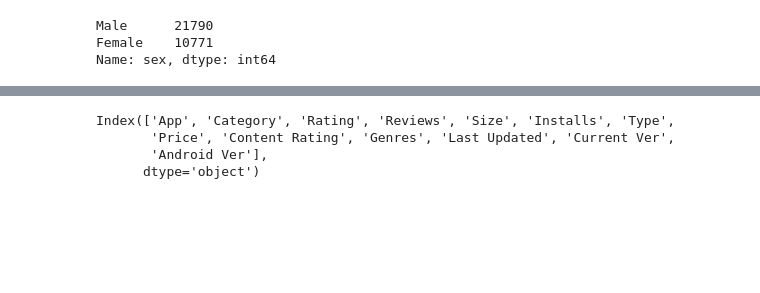
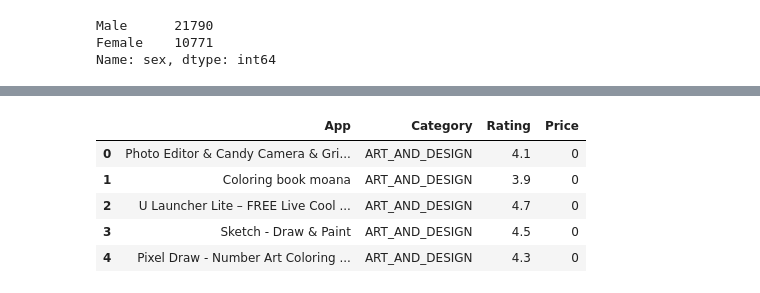
Before and after one commit to ksolosina/BCIT, a Jupyter notebook: ml2.ipynb, the cells around one changed output, grey strips where cells are left out. Saved outputs shown, nothing was run; the diff lists cells and outputs as text; code cells hidden in the pictures; blank space fills up the shorter version.

```diff
--- a/ml2.ipynb
+++ b/ml2.ipynb
@@ -65,11 +187,17 @@ Saving googleplaystore.csv to googleplaystore (4).csv
 | 2 | U Launcher Lite – FREE Live Cool ... | ART_AND_DESIGN | 4.7 | 87510 | 8.7M | 5,000,000+ | Free | 0 | Everyone | Art & Design | ... |
 | 3 | Sketch - Draw & Paint | ART_AND_DESIGN | 4.5 | 215644 | 25M | 50,000,000+ | Free | 0 | Teen | Art & Design | ... |
 | 4 | Pixel Draw - Number Art Coloring ... | ART_AND_DESIGN | 4.3 | 967 | 2.8M | 100,000+ | Free | 0 | Everyone | Art & Design;Creativity | ... |
-# %%
-data.columns
-# %% [output]
-Index(['App', 'Category', 'Rating', 'Reviews', 'Size', 'Installs', 'Type',
-       'Price', 'Content Rating', 'Genres', 'Last Updated', 'Current Ver',
-       'Android Ver'],
-      dtype='object')
+# %%
+store.columns
+store = store.dropna()
+store = store.drop(['Reviews', 'Size', 'Installs', 'Type', 'Content Rating', 'Genres', 'Last Updated',
+                    'Current Ver', 'Android Ver'], 1)
+store.head()
+# %% [output]
+|  | App | Category | Rating | Price |
+| 0 | Photo Editor & Candy Camera & Gri... | ART_AND_DESIGN | 4.1 | 0 |
+| 1 | Coloring book moana | ART_AND_DESIGN | 3.9 | 0 |
+| 2 | U Launcher Lite – FREE Live Cool ... | ART_AND_DESIGN | 4.7 | 0 |
+| 3 | Sketch - Draw & Paint | ART_AND_DESIGN | 4.5 | 0 |
+| 4 | Pixel Draw - Number Art Coloring ... | ART_AND_DESIGN | 4.3 | 0 |
 # %%
```
Also changed, not shown: parts of 20 cells of this notebook.
